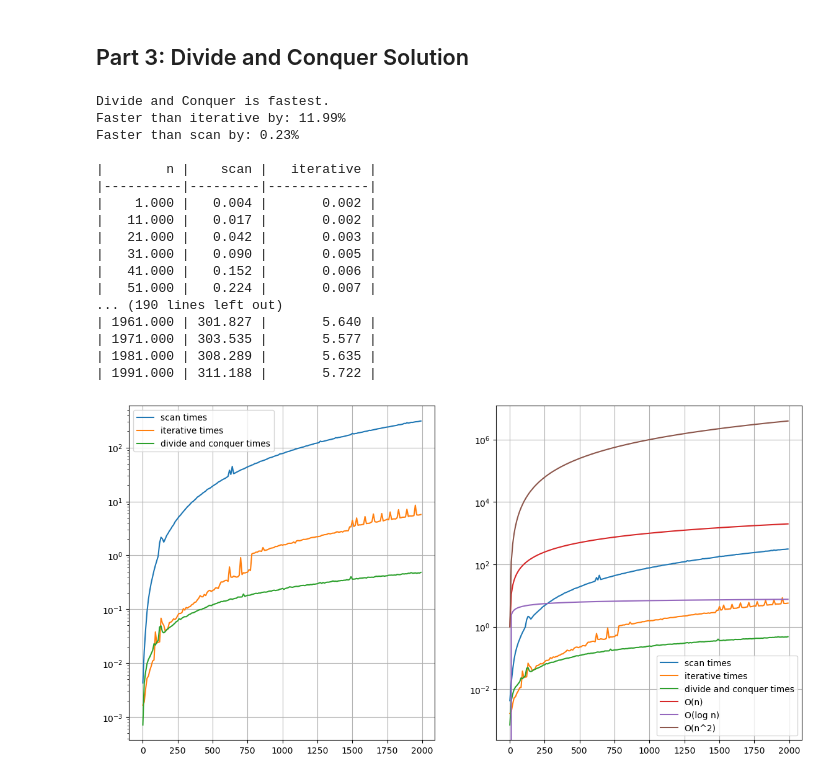
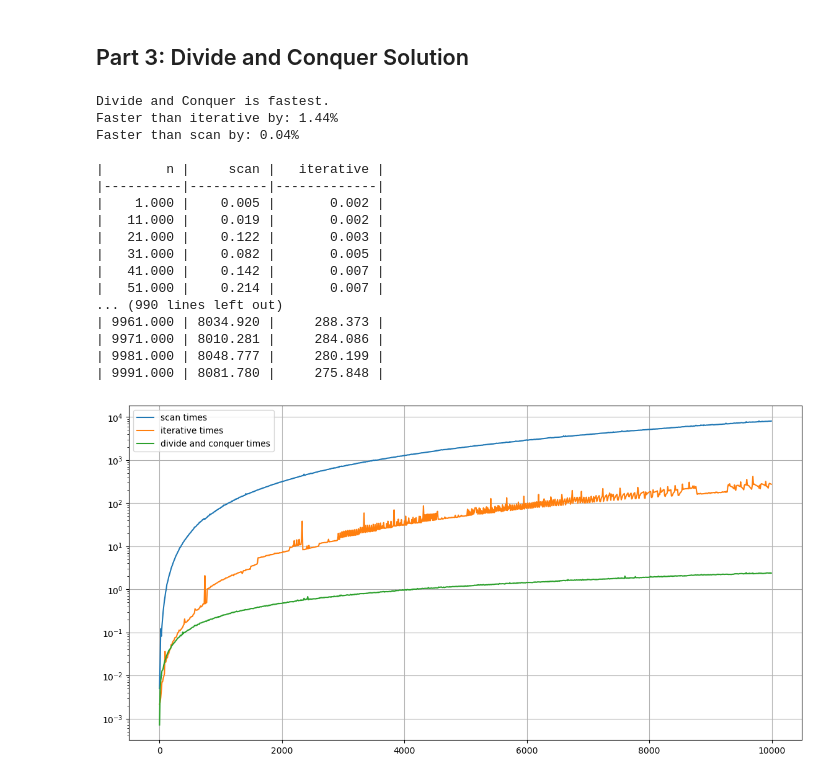
Before and after one commit to tulane-cmps6610-fall-2025/problem-set-03-arturoAltamirano, a Jupyter notebook: testingSolutions.ipynb, the cells around one changed output. Saved outputs shown, nothing was run; the diff lists cells and outputs as text; code cells hidden in the pictures.

```diff
--- a/testingSolutions.ipynb
+++ b/testingSolutions.ipynb
@@ -259,6 +259,14 @@ compare_algorithm_3()
 # %% [markdown]
 ## Part 3: Parenthesis Matching - Iterative Solution
 # %%
+def iterate(f, x, a):
+    #print(a)
+    # done. do not change me.
+    if len(a) == 0:
+        return x
+    else:
+        return iterate(f, f(x, a[0]), a[1:])
+
 #### Iterative solution
 def parens_match_iterative(mylist):
     """
@@ -317,3 +325,7 @@ def test_parens_match_iterative():
     assert parens_match_iterative([]) == True
 
 test_parens_match_iterative()
+
+print(parens_match_iterative(['(', 'a', ')', ')', '(']) == False)
+print(parens_match_iterative([]) == True)
+print(parens_match_iterative(['(', ')']) == True)
@@ -476,7 +501,7 @@ def compare_parenthesis():
     scanTimes = []
     divideTimes = []
 
-    sizes = list(np.arange(1,2000,10))
+    sizes = list(np.arange(1,10000,10))
     for n in sizes:
         mylist = [random.choice(['(', ')', 'a', 'b', 'c']) for character in range(n)]
 
@@ -488,72 +513,50 @@ def compare_parenthesis():
         scan = time_parens(mylist, parens_match_scan)
         scanTimes.append(scan)
 
         divide = time_parens(mylist, parens_match_dc)
         divideTimes.append(divide)
 
         res.append((n, scan, iter))
 
     avg_scanTime = sum(scanTimes)
     avg_iterTime = sum(iterTimes)
     avg_dcTime = sum(divideTimes)
 
-    fig, (ax1,ax2) = plt.subplots(1,2)
+    fig, (ax1) = plt.subplots(1,1)
     fig.set_figheight(7)
     fig.set_figwidth(14)
 
     ax1.plot(sizes, scanTimes, label="scan times")
     ax1.plot(sizes, iterTimes, label="iterative times")
     ax1.plot(sizes, divideTimes, label='divide and conquer times')
 
     ax1.legend()
     ax1.grid(True)
     ax1.set_yscale("log")
 
-    ax2.plot(sizes, scanTimes, label="scan times")
-    ax2.plot(sizes, iterTimes, label="iterative times")
-    ax2.plot(sizes, divideTimes, label='divide and conquer times')
-
-    # O(n)
-    n_values = np.arange(1, 2000, 10)
-
-    # O(n^2)
-    n_values_squared = n_values ** 2
-
-    # O(log n)
-    log_values = np.log(n_values)
-
-    if avg_dcTime < avg_iterTime and avg_dcTime < avg_scanTime:
-        print(f"Divide and Conquer is fastest.\nFaster than iterative by: {round(((avg_dcTime) / avg_iterTime) * 100, 2)}%")
-        print(f"Faster than scan by: {round(((avg_dcTime) / avg_scanTime) * 100, 2)}%\n")
-
-    #take some values to plot the different functions
-    ax2.plot(n_values, n_values, label="O(n)")
-    ax2.plot(n_values, log_values, label="O(log n)")
-    ax2.plot(n_values, n_values_squared, label="O(n^2)")
-
-    ax2.legend()
-    ax2.grid(True)
-    ax2.set_yscale("log")
+    #if avg_dcTime < avg_iterTime and avg_dcTime < avg_scanTime:
+        #print(f"Divide and Conquer is fastest.\nFaster than iterative by: {round(((avg_dcTime) / avg_iterTime) * 100, 2)}%")
+        #print(f"Faster than scan by: {round(((avg_dcTime) / avg_scanTime) * 100, 2)}%\n")
 
     print_results(res)
 
 compare_parenthesis()
 # %% [output]
 Divide and Conquer is fastest.
-Faster than iterative by: 11.99%
-Faster than scan by: 0.23%
+Faster than iterative by: 1.44%
+Faster than scan by: 0.04%
 
-|        n |    scan |   iterative |
-|----------|---------|-------------|
-|    1.000 |   0.004 |       0.002 |
-|   11.000 |   0.017 |       0.002 |
-|   21.000 |   0.042 |       0.003 |
-|   31.000 |   0.090 |       0.005 |
-|   41.000 |   0.152 |       0.006 |
-|   51.000 |   0.224 |       0.007 |
-... (190 lines left out)
-| 1961.000 | 301.827 |       5.640 |
-| 1971.000 | 303.535 |       5.577 |
-| 1981.000 | 308.289 |       5.635 |
-| 1991.000 | 311.188 |       5.722 |
+|        n |     scan |   iterative |
+|----------|----------|-------------|
+|    1.000 |    0.005 |       0.002 |
+|   11.000 |    0.019 |       0.002 |
+|   21.000 |    0.122 |       0.003 |
+|   31.000 |    0.082 |       0.005 |
+|   41.000 |    0.142 |       0.007 |
+|   51.000 |    0.214 |       0.007 |
+... (990 lines left out)
+| 9961.000 | 8034.920 |     288.373 |
+| 9971.000 | 8010.281 |     284.086 |
+| 9981.000 | 8048.777 |     280.199 |
+| 9991.000 | 8081.780 |     275.848 |
-[figure, old version]
+[figure, new version]
```
Also changed, not shown: parts of 5 cells of this notebook, 1 other file.
